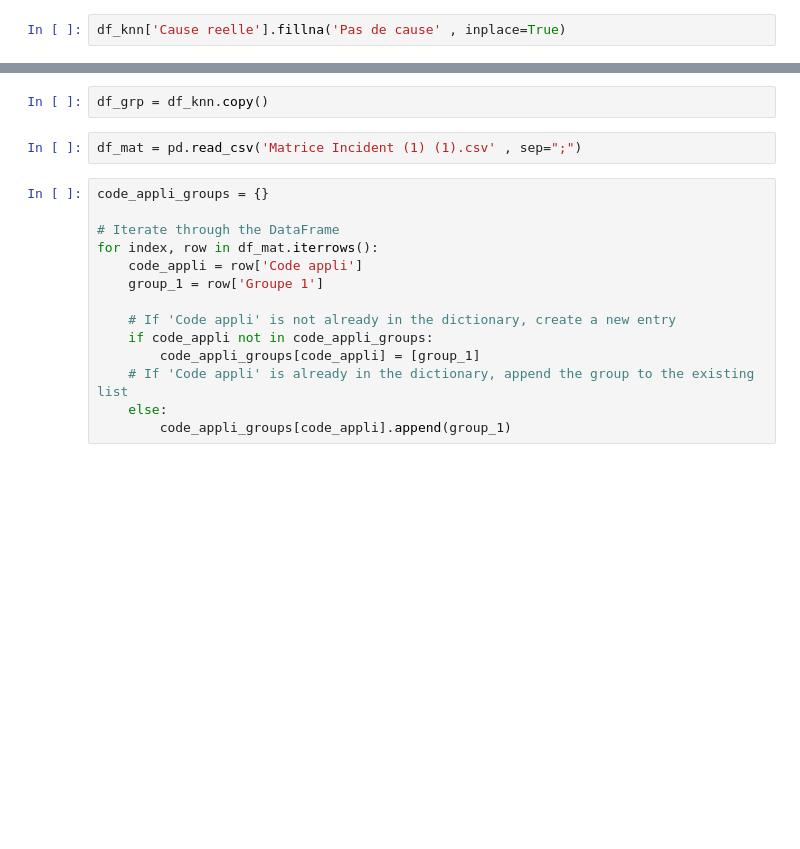
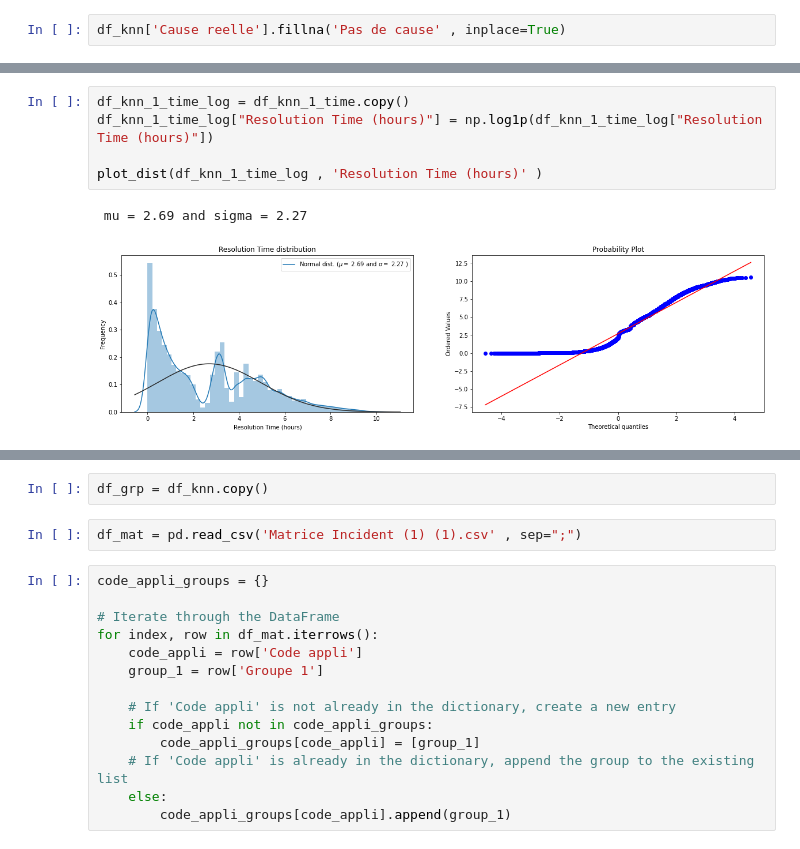
Before and after one commit to hbaieb77/PFEEE, a Jupyter notebook: model3.ipynb, the cells around one changed output, grey strips where cells are left out. Drawn from its saved outputs; the diff is of its cells as text; blank space fills up the shorter version.

```diff
--- a/model3.ipynb
+++ b/model3.ipynb
@@ -183,0 +330,8 @@ df_knn['Cause reelle'].fillna('Pas de cause' , inplace=True)
+# %%
+df_knn_1_time_log = df_knn_1_time.copy()
+df_knn_1_time_log["Resolution Time (hours)"] = np.log1p(df_knn_1_time_log["Resolution Time (hours)"])
+
+plot_dist(df_knn_1_time_log , 'Resolution Time (hours)' )
+# %% [output]
+ mu = 2.69 and sigma = 2.27
+[figure, added]
```
Also changed, not shown: parts of 41 cells of this notebook, 5 other files.
